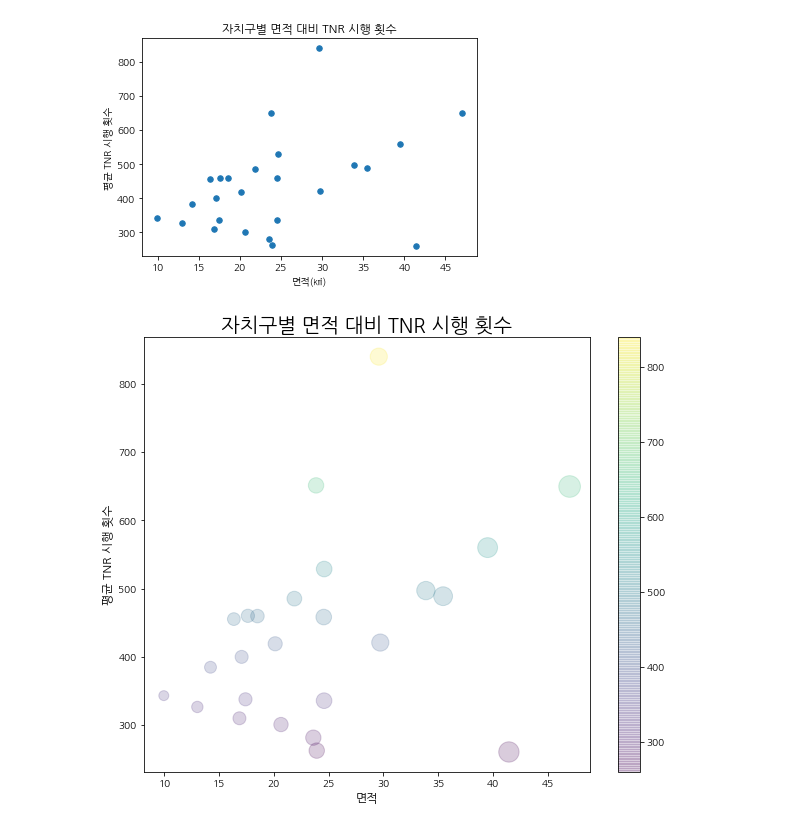
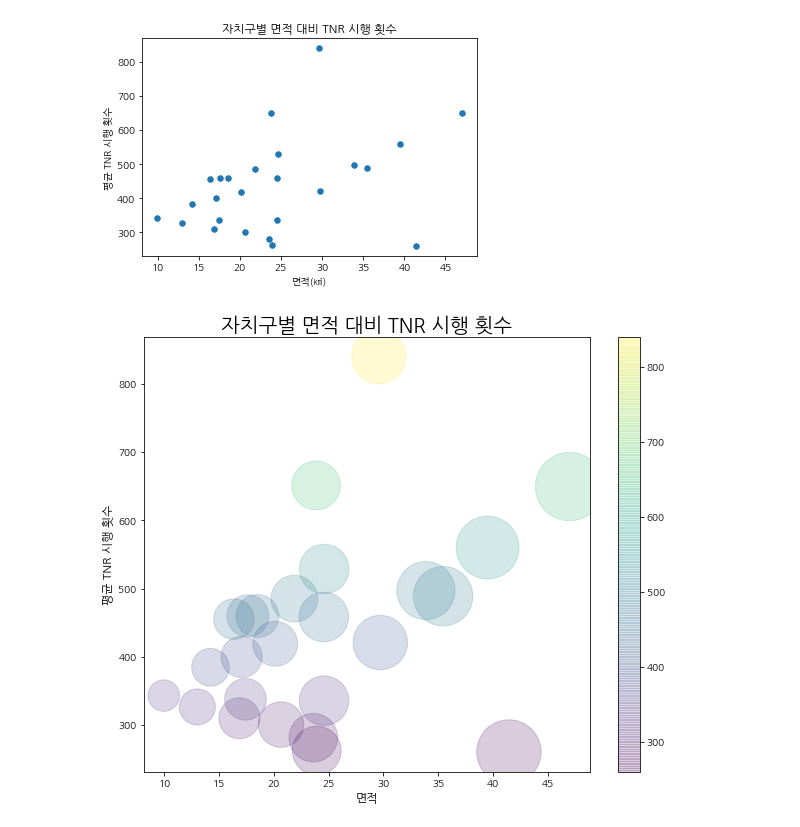
Before and after one commit to kimhaerim/Gangseo_BigData, a Jupyter notebook: TNR_Count/구별_TNR_완료_개체_수_비교.ipynb, the cells around one changed output. Cells and saved outputs as stored; diff of their text form; code cells hidden in the pictures.

```diff
--- a/TNR_Count/구별_TNR_완료_개체_수_비교.ipynb
+++ b/TNR_Count/구별_TNR_완료_개체_수_비교.ipynb
@@ -268,16 +273,16 @@ df4[['면적(㎢)','평균 TNR 시행 횟수']].plot.scatter(x='면적(㎢)', y=
 # %%
 plt.rcParams['figure.figsize'] = [10, 8]
 plt.scatter(df4['면적(㎢)'], # x
            df4['평균 TNR 시행 횟수'], # y
            alpha=0.2,
-           s=10*df4['면적(㎢)'], # marker size
+           s=100*df4['면적(㎢)'], # marker size
            c=df4['평균 TNR 시행 횟수'], # marker color
            cmap='viridis')
 
 plt.title('자치구별 면적 대비 TNR 시행 횟수', fontsize=20)
 plt.xlabel('면적', fontsize=12)
 plt.ylabel('평균 TNR 시행 횟수', fontsize=12)
 plt.colorbar()
 plt.show()
 # %% [output]
-[figure, old version]
+[figure, new version]
```
Also changed, not shown: parts of 5 cells of this notebook.
